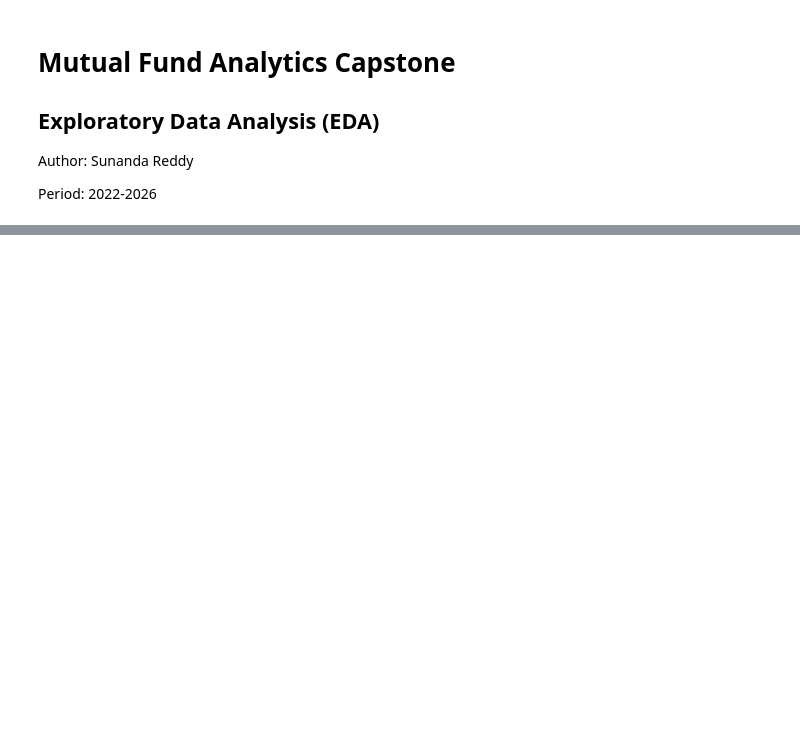
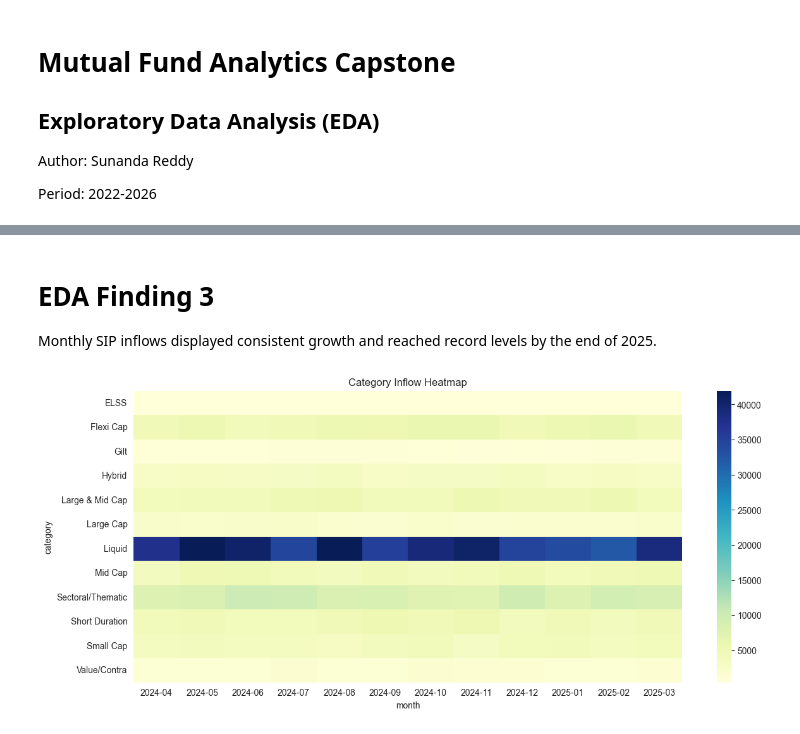
Before and after one commit to sagilisunandhaReddy/capstone_project, a Jupyter notebook: notebooks/03_eda_analysis.ipynb, the cells around one changed output, grey strips where cells are left out. Drawn from its saved outputs; the diff is of its cells as text; code cells hidden in the pictures; blank space fills up the shorter version.

```diff
--- a/notebooks/03_eda_analysis.ipynb
+++ b/notebooks/03_eda_analysis.ipynb
@@ -490,0 +125,27 @@ plt.show()
+# %% [markdown]
+# EDA Finding 3
+
+Monthly SIP inflows displayed consistent growth and reached record levels by the end of 2025.
+# %%
+# category_heatmap.png
+pivot = category.pivot(
+    index="category",
+    columns="month",
+    values="net_inflow_crore"
+)
+plt.figure(figsize=(14,6))
+
+sns.heatmap(
+    pivot,
+    cmap="YlGnBu"
+)
+
+plt.title("Category Inflow Heatmap")
+
+plt.savefig(
+    "../reports/category_heatmap.png"
+)
+
+plt.show()
+# %% [output]
+[figure, added]
```
Also changed, not shown: parts of 70 cells of this notebook, 34 other files.
